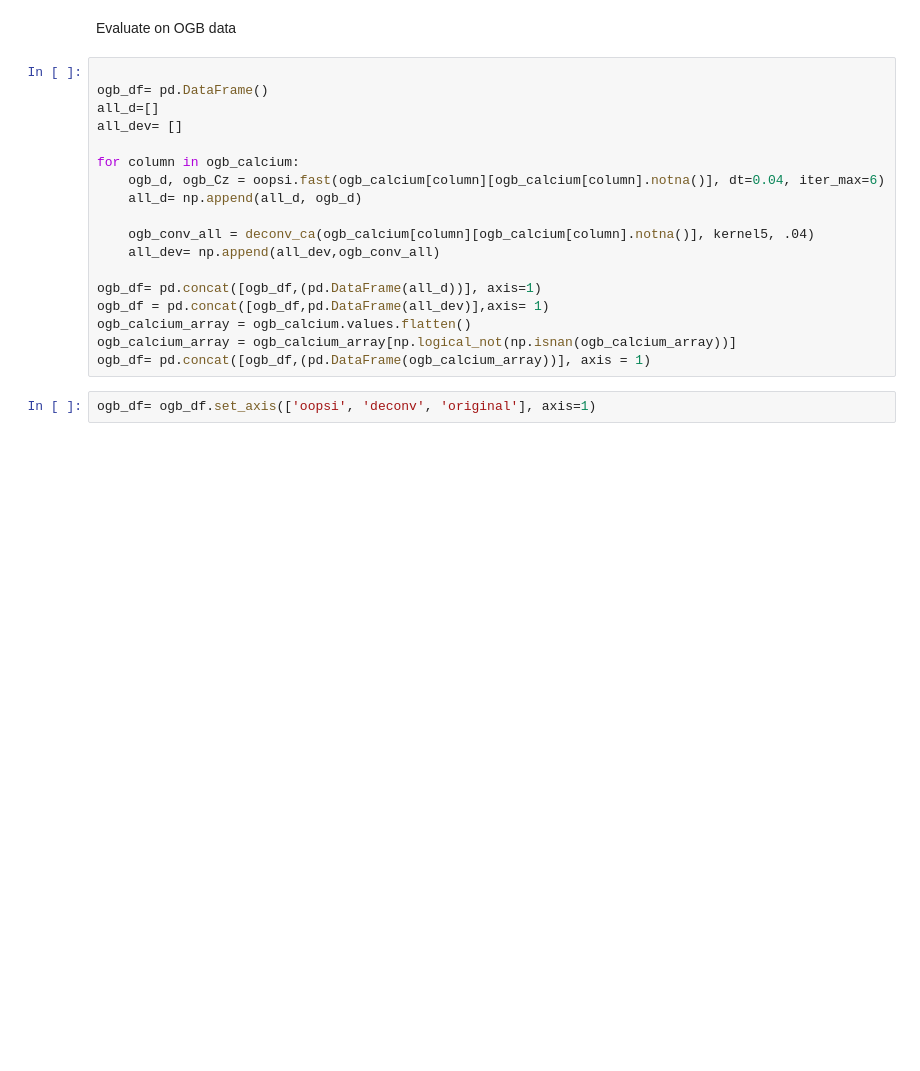
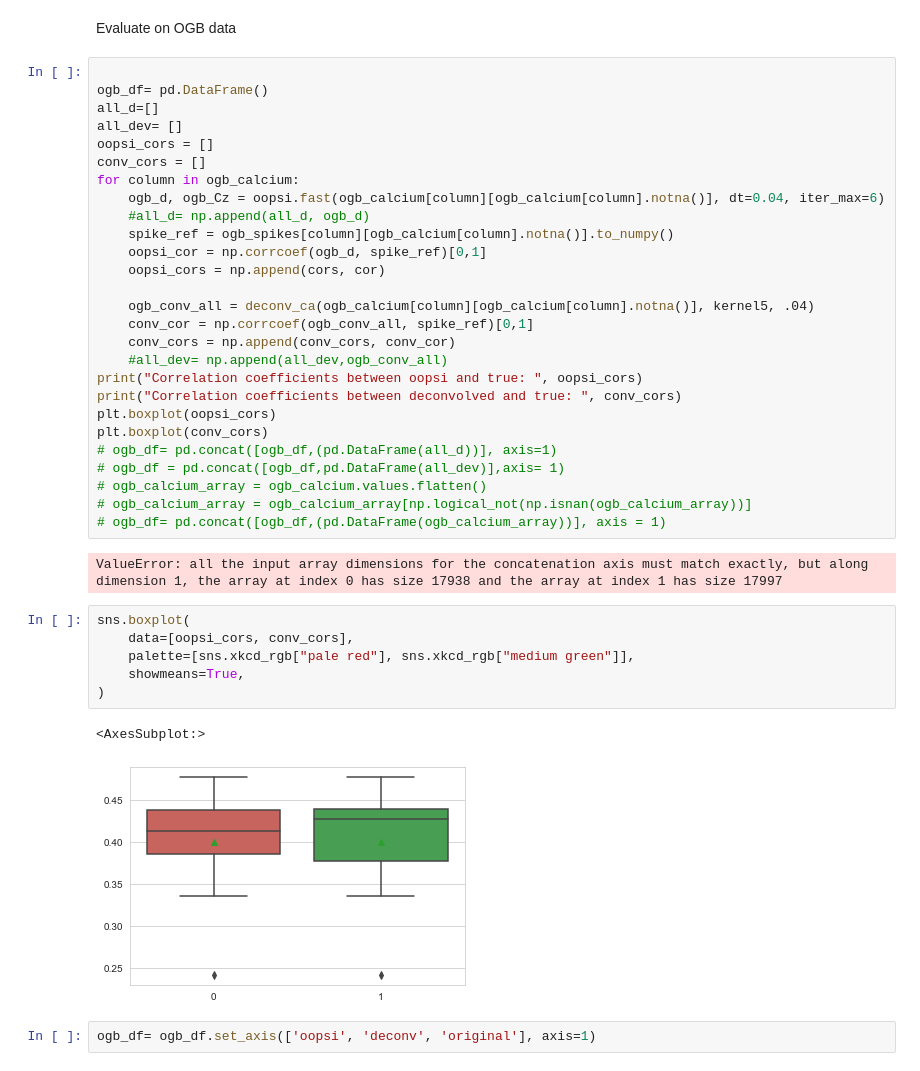
Before and after one commit to mdittschar/NDS, a Jupyter notebook: CodingLab4.ipynb, the cells around one changed output. Drawn from its saved outputs; the diff is of its cells as text; blank space fills up the shorter version.

```diff
--- a/CodingLab4.ipynb
+++ b/CodingLab4.ipynb
@@ -373,19 +396,39 @@ Evaluate on OGB data
 ogb_df= pd.DataFrame()
 all_d=[]
 all_dev= []
-
+oopsi_cors = []
+conv_cors = []
 for column in ogb_calcium:
     ogb_d, ogb_Cz = oopsi.fast(ogb_calcium[column][ogb_calcium[column].notna()], dt=0.04, iter_max=6)
-    all_d= np.append(all_d, ogb_d)
+    #all_d= np.append(all_d, ogb_d)
+    spike_ref = ogb_spikes[column][ogb_calcium[column].notna()].to_numpy()
+    oopsi_cor = np.corrcoef(ogb_d, spike_ref)[0,1]
+    oopsi_cors = np.append(cors, cor)
 
     ogb_conv_all = deconv_ca(ogb_calcium[column][ogb_calcium[column].notna()], kernel5, .04)
-    all_dev= np.append(all_dev,ogb_conv_all)
-
-ogb_df= pd.concat([ogb_df,(pd.DataFrame(all_d))], axis=1)
-ogb_df = pd.concat([ogb_df,pd.DataFrame(all_dev)],axis= 1)
-ogb_calcium_array = ogb_calcium.values.flatten()
-ogb_calcium_array = ogb_calcium_array[np.logical_not(np.isnan(ogb_calcium_array))]
-ogb_df= pd.concat([ogb_df,(pd.DataFrame(ogb_calcium_array))], axis = 1)
+    conv_cor = np.corrcoef(ogb_conv_all, spike_ref)[0,1]
+    conv_cors = np.append(conv_cors, conv_cor)
+    #all_dev= np.append(all_dev,ogb_conv_all)
+print("Correlation coefficients between oopsi and true: ", oopsi_cors)
+print("Correlation coefficients between deconvolved and true: ", conv_cors)
+plt.boxplot(oopsi_cors)
+plt.boxplot(conv_cors)
+# ogb_df= pd.concat([ogb_df,(pd.DataFrame(all_d))], axis=1)
+# ogb_df = pd.concat([ogb_df,pd.DataFrame(all_dev)],axis= 1)
+# ogb_calcium_array = ogb_calcium.values.flatten()
+# ogb_calcium_array = ogb_calcium_array[np.logical_not(np.isnan(ogb_calcium_array))]
+# ogb_df= pd.concat([ogb_df,(pd.DataFrame(ogb_calcium_array))], axis = 1)
+# %% [output]
+ValueError: all the input array dimensions for the concatenation axis must match exactly, but along dimension 1, the array at index 0 has size 17938 and the array at index 1 has size 17997
+# %%
+sns.boxplot(
+    data=[oopsi_cors, conv_cors],
+    palette=[sns.xkcd_rgb["pale red"], sns.xkcd_rgb["medium green"]],
+    showmeans=True,
+)
+# %% [output]
+<AxesSubplot:>
+[figure, added]
 # %%
 ogb_df= ogb_df.set_axis(['oopsi', 'deconv', 'original'], axis=1)
 # %%
```
Also changed, not shown: parts of 9 cells of this notebook.
